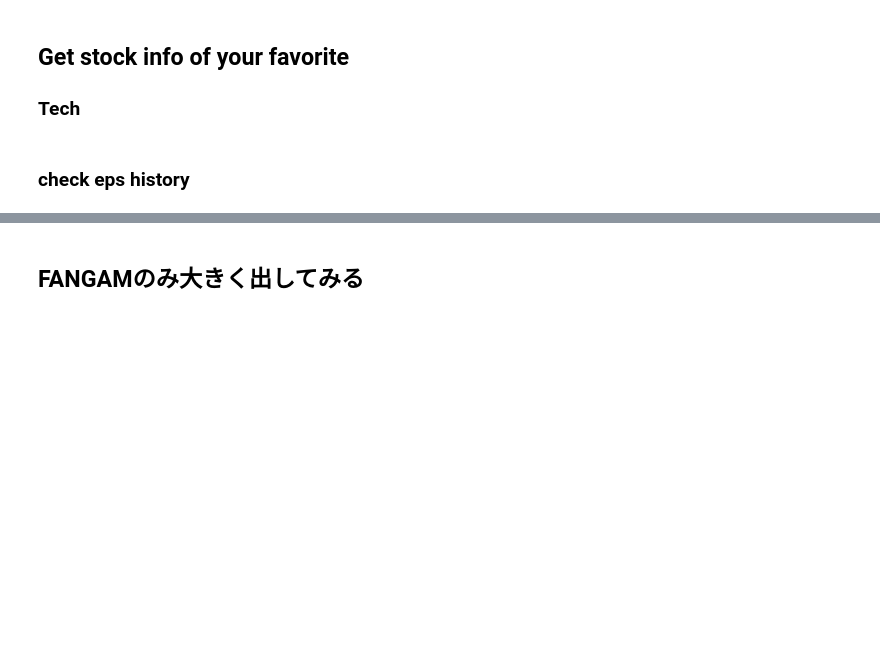
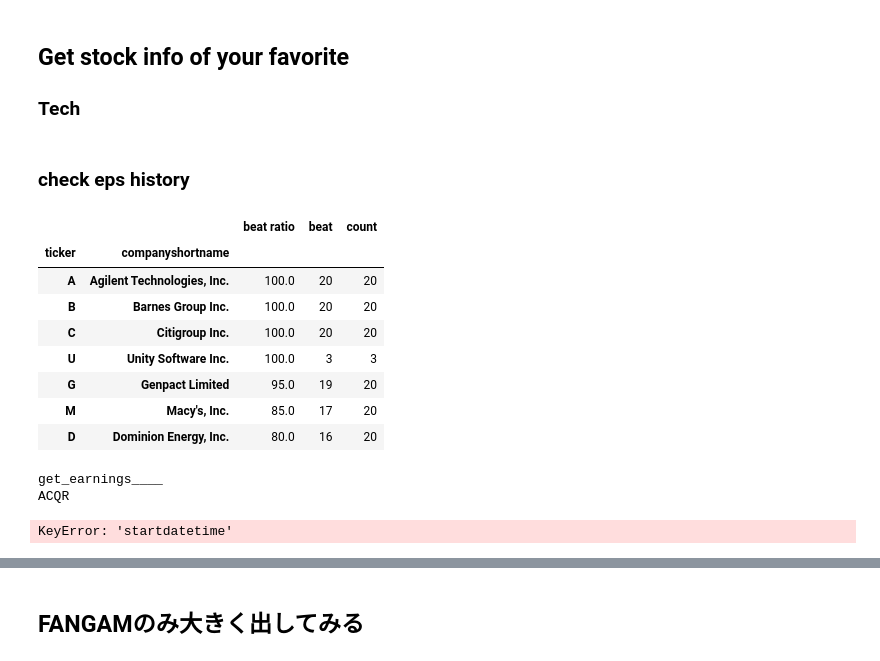
Before and after one commit to jnishii/stock-analysis, a Jupyter notebook: PSR-list.ipynb, the cells around one changed output, grey strips where cells are left out. Drawn from its saved outputs; the diff is of its cells as text; code cells hidden in the pictures; blank space fills up the shorter version.

Commit message:
debugging search_good_eps

```diff
--- a/PSR-list.ipynb
+++ b/PSR-list.ipynb
@@ -344 +380,25 @@ def get_all_data(ticker, last=20):
+# %%
+import pickle
+
+#nas0=search_good_eps(tickers_nasdaq[0:50],last=20,threshold=80)
+#nas0.to_pickle('data/ns0.pkl')
+nas0 = pickle.load( open( "data/ns0.pkl", "rb" ) )
+display(nas0)
+# %% [output]
+|  |  | beat ratio | beat | count |
+| ticker | companyshortname |  |  |  |
+| A | Agilent Technologies, Inc. | 100.0 | 20 | 20 |
+| B | Barnes Group Inc. | 100.0 | 20 | 20 |
+| C | Citigroup Inc. | 100.0 | 20 | 20 |
+| U | Unity Software Inc. | 100.0 | 3 | 3 |
+| G | Genpact Limited | 95.0 | 19 | 20 |
+| M | Macy's, Inc. | 85.0 | 17 | 20 |
+| D | Dominion Energy, Inc. | 80.0 | 16 | 20 |
+# %%
+nas50=search_good_eps(tickers_nasdaq[51:53],last=20,threshold=80)
+#nas50.to_pickle('data/ns50.pkl')
+# %% [output]
+get_earnings____
+ACQR
+KeyError: 'startdatetime'
 # %%
```
Also changed, not shown: parts of 9 cells of this notebook, 2 other files.
